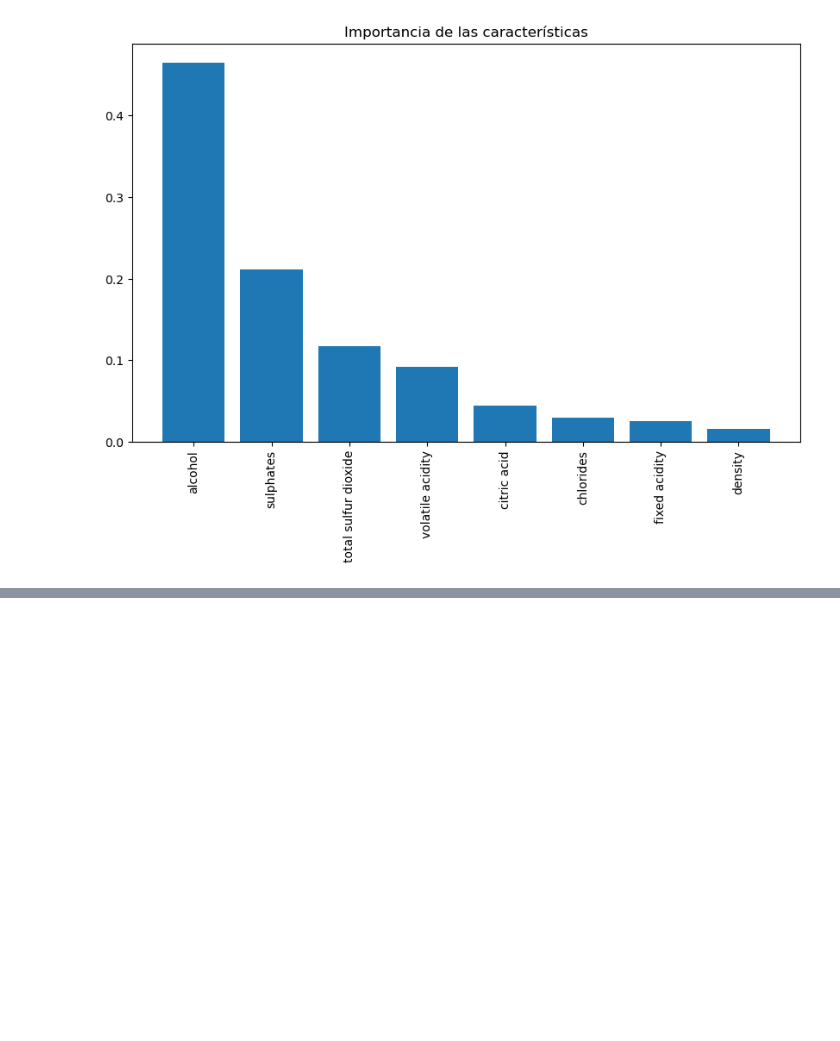
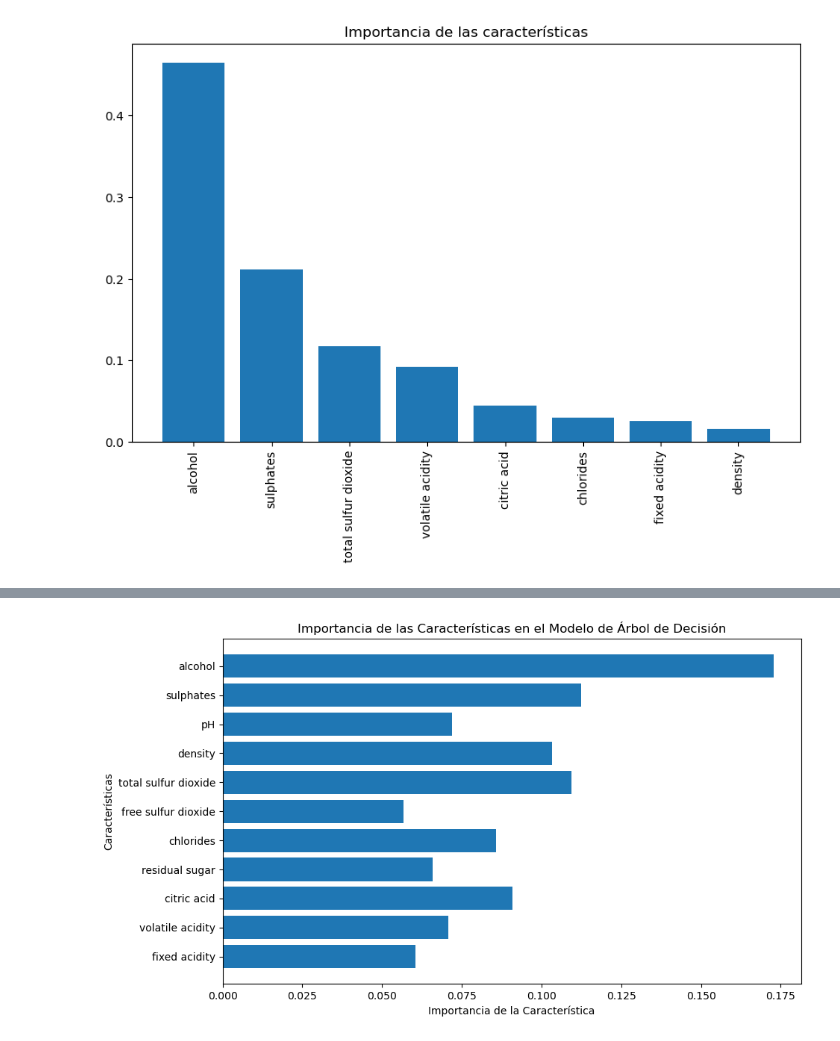
Before and after one commit to oesantama/datasets, a Jupyter notebook: Arbol de decision/arbol de desiciones.ipynb, the cells around one changed output, grey strips where cells are left out. Saved outputs shown, nothing was run; the diff lists cells and outputs as text; code cells hidden in the pictures; blank space fills up the shorter version.

```diff
--- a/Arbol de decision/arbol de desiciones.ipynb
+++ b/Arbol de decision/arbol de desiciones.ipynb
@@ -220,3 +221,28 @@ plt.xticks(range(X_new.shape[1]), selected_features[indices], rotation=90)
 plt.show()
 # %% [output]
 [figure]
+# %%
+# Separa los datos en entrenamiento y prueba
+X_train, X_test, y_train, y_test = train_test_split(X, y, test_size=0.2, random_state=42)
+
+# Crea el modelo de árbol de decisión
+modelo_arbol_decision = DecisionTreeClassifier()  # O DecisionTreeRegressor
+
+# Entrena el modelo
+modelo_arbol_decision.fit(X_train, y_train)
+
+# Predice con el modelo
+y_pred = modelo_arbol_decision.predict(X_test)
+
+# Métricas de evaluación
+precision = precision_score(y_test, y_pred, average='weighted')  # Cambiado a 'weighted'
+exactitud = accuracy_score(y_test, y_pred)
+sensibilidad = recall_score(y_test, y_pred, average='weighted')  # Cambiado a 'weighted'
+f1 = f1_score(y_test, y_pred, average='weighted')  # Cambiado a 'weighted'
+print("Análisis de Resultados:")
+print("Este modelo de árbol de decisión muestra las características que más influyen en la calidad del vino.")
+print("Las métricas de evaluación son:")
+print(f"Precisión: {precision:.2f}")
+print(f"Exactitud: {exactitud:.2f}")
+print(f"Sensibilidad: {sensibilidad:.2f}")
+print(f"Puntaje F1: {f1:.2f}")
@@ -223,2 +257,18 @@ plt.show()
+# %%
+# Obtener la importancia de las características
+feature_importance = modelo_arbol_decision.feature_importances_
+
+# Obtener los nombres de las características (si los tienes)
+features = X.columns  # Reemplaza con el nombre de tu objeto de datos
+
+# Graficar la importancia de las características
+plt.figure(figsize=(10, 6))
+plt.barh(features, feature_importance)
+plt.xlabel("Importancia de la Característica")
+plt.ylabel("Características")
+plt.title("Importancia de las Características en el Modelo de Árbol de Decisión")
+plt.show()
+# %% [output]
+[figure, added]
 # %%
 # Mostrar los resultados finales del modelo y análisis
```
Also changed, not shown: parts of 3 cells of this notebook.
